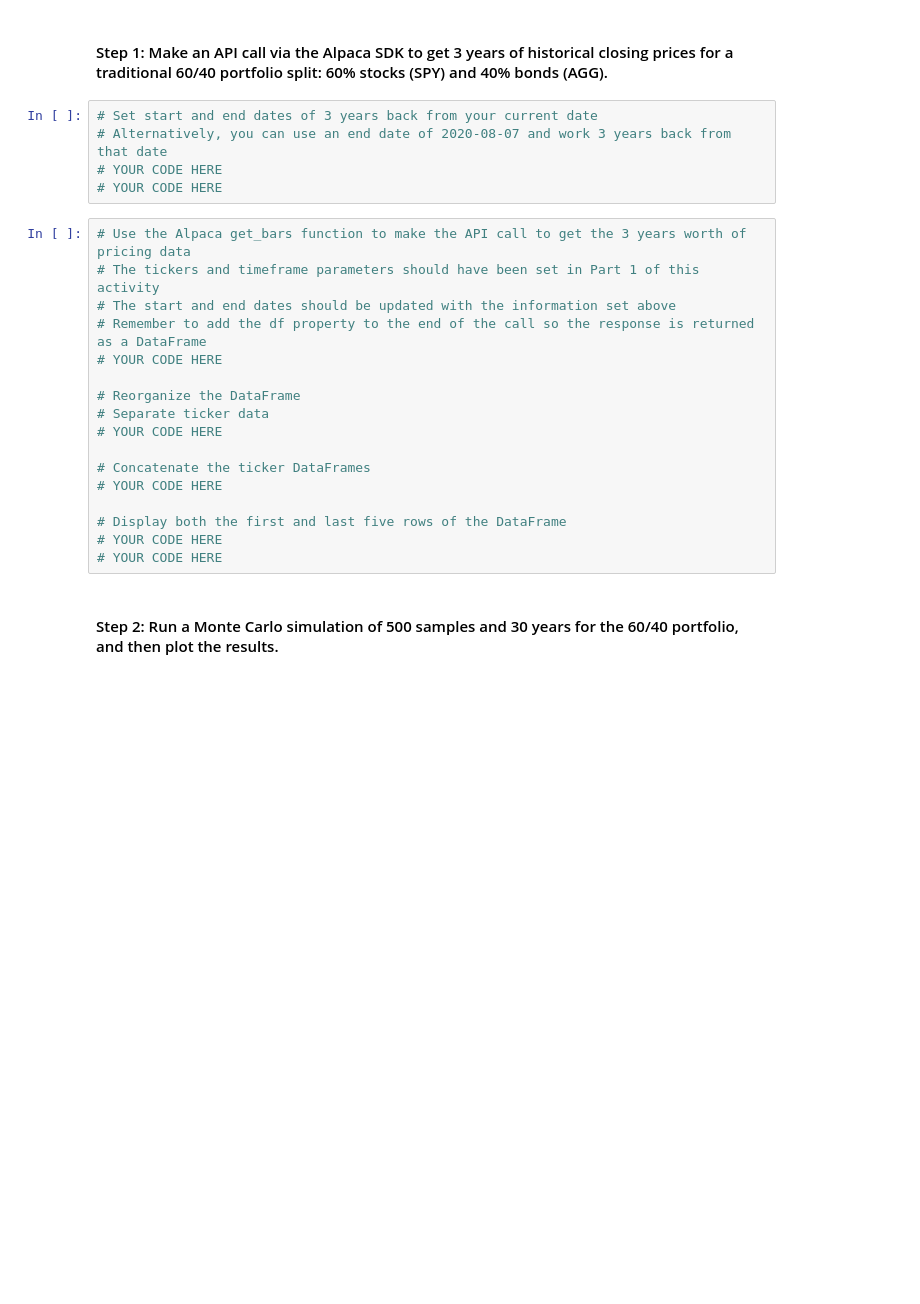
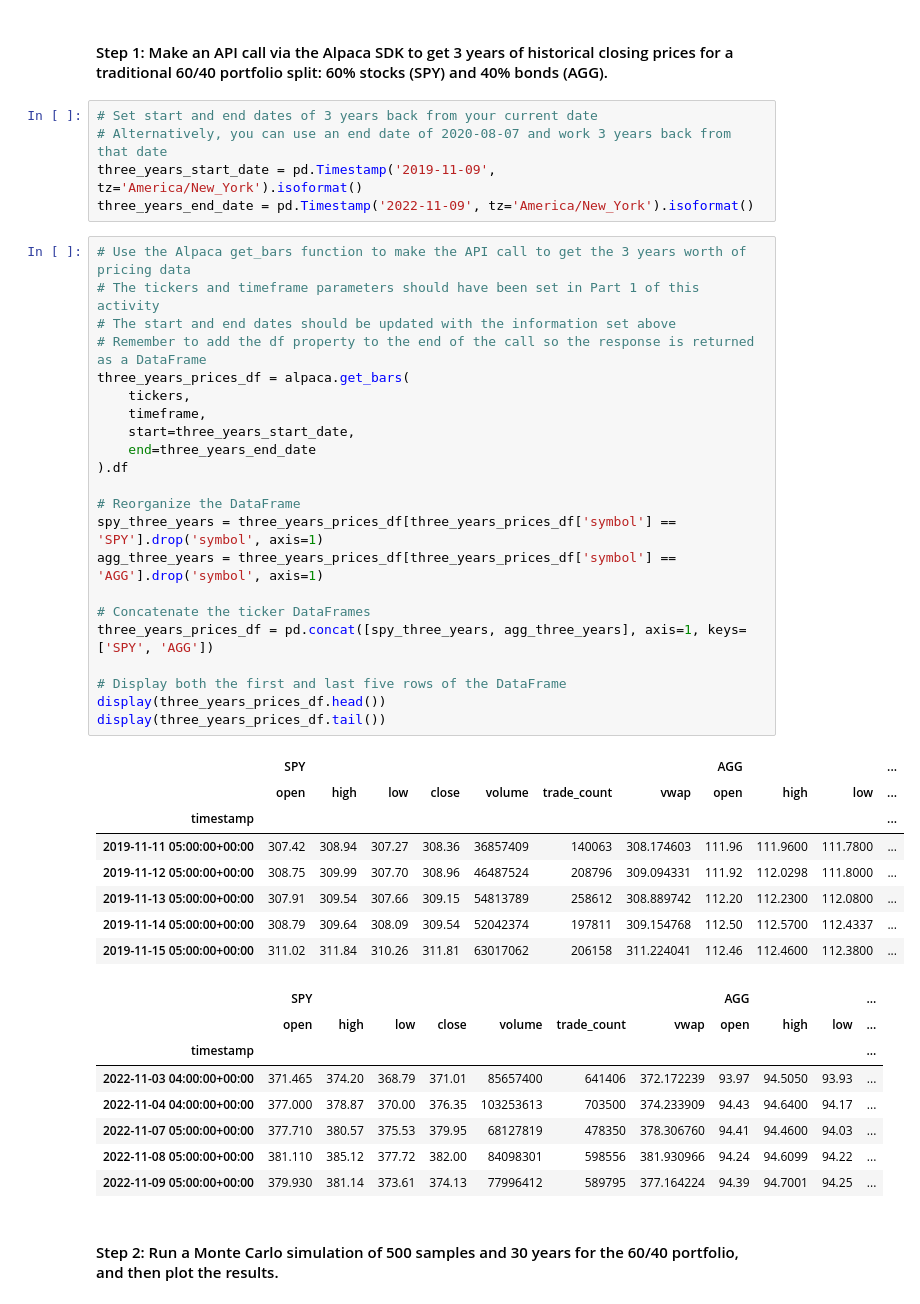
Before and after one commit to ethansilvas/financial-planning-forecaster, a Jupyter notebook: financial_planning_tools.ipynb, the cells around one changed output. Saved outputs shown, nothing was run; the diff lists cells and outputs as text; blank space fills up the shorter version.

```diff
--- a/financial_planning_tools.ipynb
+++ b/financial_planning_tools.ipynb
@@ -427,25 +427,47 @@ In this section, you’ll use the MCForecastTools library to create a Monte Carl
 # %%
 # Set start and end dates of 3 years back from your current date
 # Alternatively, you can use an end date of 2020-08-07 and work 3 years back from that date
-# YOUR CODE HERE
-# YOUR CODE HERE
+three_years_start_date = pd.Timestamp('2019-11-09', tz='America/New_York').isoformat()
+three_years_end_date = pd.Timestamp('2022-11-09', tz='America/New_York').isoformat()
 # %%
 # Use the Alpaca get_bars function to make the API call to get the 3 years worth of pricing data
 # The tickers and timeframe parameters should have been set in Part 1 of this activity
 # The start and end dates should be updated with the information set above
 # Remember to add the df property to the end of the call so the response is returned as a DataFrame
-# YOUR CODE HERE
+three_years_prices_df = alpaca.get_bars(
+    tickers,
+    timeframe,
+    start=three_years_start_date,
+    end=three_years_end_date
+).df
 
 # Reorganize the DataFrame
-# Separate ticker data
-# YOUR CODE HERE
+spy_three_years = three_years_prices_df[three_years_prices_df['symbol'] == 'SPY'].drop('symbol', axis=1)
+agg_three_years = three_years_prices_df[three_years_prices_df['symbol'] == 'AGG'].drop('symbol', axis=1)
 
 # Concatenate the ticker DataFrames
-# YOUR CODE HERE
+three_years_prices_df = pd.concat([spy_three_years, agg_three_years], axis=1, keys=['SPY', 'AGG'])
 
 # Display both the first and last five rows of the DataFrame
-# YOUR CODE HERE
-# YOUR CODE HERE
+display(three_years_prices_df.head())
+display(three_years_prices_df.tail())
+# %% [output]
+|  | SPY |  |  |  |  |  |  | AGG |  |  | ... |
+|  | open | high | low | close | volume | trade_count | vwap | open | high | low | ... |
+| timestamp |  |  |  |  |  |  |  |  |  |  | ... |
+| 2019-11-11 05:00:00+00:00 | 307.42 | 308.94 | 307.27 | 308.36 | 36857409 | 140063 | 308.174603 | 111.96 | 111.9600 | 111.7800 | ... |
+| 2019-11-12 05:00:00+00:00 | 308.75 | 309.99 | 307.70 | 308.96 | 46487524 | 208796 | 309.094331 | 111.92 | 112.0298 | 111.8000 | ... |
+| 2019-11-13 05:00:00+00:00 | 307.91 | 309.54 | 307.66 | 309.15 | 54813789 | 258612 | 308.889742 | 112.20 | 112.2300 | 112.0800 | ... |
+| 2019-11-14 05:00:00+00:00 | 308.79 | 309.64 | 308.09 | 309.54 | 52042374 | 197811 | 309.154768 | 112.50 | 112.5700 | 112.4337 | ... |
+| 2019-11-15 05:00:00+00:00 | 311.02 | 311.84 | 310.26 | 311.81 | 63017062 | 206158 | 311.224041 | 112.46 | 112.4600 | 112.3800 | ... |
+|  | SPY |  |  |  |  |  |  | AGG |  |  | ... |
+|  | open | high | low | close | volume | trade_count | vwap | open | high | low | ... |
+| timestamp |  |  |  |  |  |  |  |  |  |  | ... |
+| 2022-11-03 04:00:00+00:00 | 371.465 | 374.20 | 368.79 | 371.01 | 85657400 | 641406 | 372.172239 | 93.97 | 94.5050 | 93.93 | ... |
+| 2022-11-04 04:00:00+00:00 | 377.000 | 378.87 | 370.00 | 376.35 | 103253613 | 703500 | 374.233909 | 94.43 | 94.6400 | 94.17 | ... |
+| 2022-11-07 05:00:00+00:00 | 377.710 | 380.57 | 375.53 | 379.95 | 68127819 | 478350 | 378.306760 | 94.41 | 94.4600 | 94.03 | ... |
+| 2022-11-08 05:00:00+00:00 | 381.110 | 385.12 | 377.72 | 382.00 | 84098301 | 598556 | 381.930966 | 94.24 | 94.6099 | 94.22 | ... |
+| 2022-11-09 05:00:00+00:00 | 379.930 | 381.14 | 373.61 | 374.13 | 77996412 | 589795 | 377.164224 | 94.39 | 94.7001 | 94.25 | ... |
 # %% [markdown]
 #### Step 2: Run a Monte Carlo simulation of 500 samples and 30 years for the 60/40 portfolio, and then plot the results.
 # %%
```
Also changed, not shown: parts of 7 cells of this notebook.
